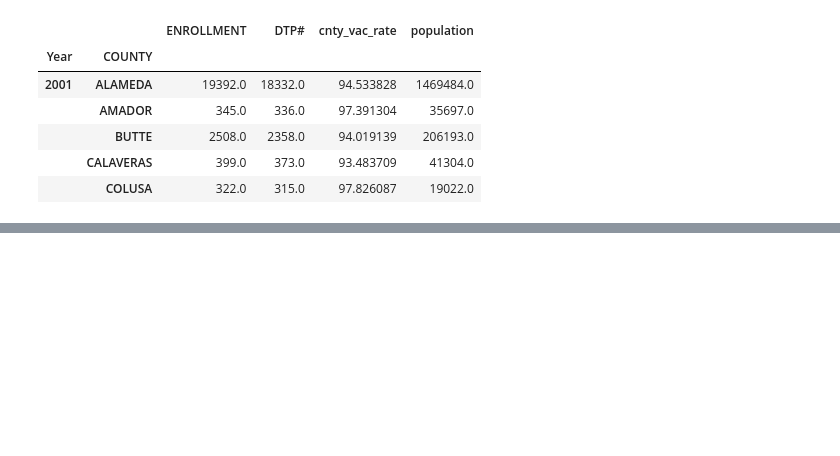
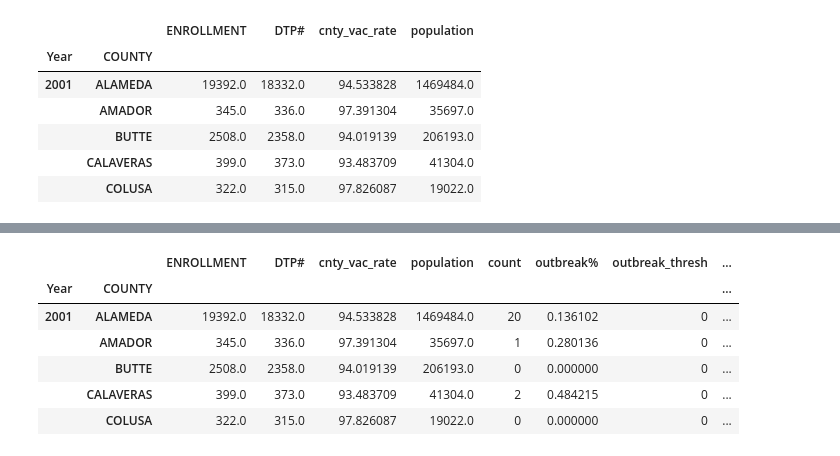
Before and after one commit to timothybarry/ML-Capstone-Project-Repo, a Jupyter notebook: Immunology Study.ipynb, the cells around one changed output, grey strips where cells are left out. Saved outputs shown, nothing was run; the diff lists cells and outputs as text; code cells hidden in the pictures; blank space fills up the shorter version.

```diff
--- a/Immunology Study.ipynb
+++ b/Immunology Study.ipynb
@@ -216,0 +253,11 @@ final_df.head()
+# %%
+final_df['outbreak_y_n'] = final_df['outbreak%'].apply(lambda x: 1 if x > 1 else 0 )
+final_df.head()
+# %% [output]
+|  |  | ENROLLMENT | DTP# | cnty_vac_rate | population | count | outbreak% | outbreak_thresh | ... |
+| Year | COUNTY |  |  |  |  |  |  |  | ... |
+| 2001 | ALAMEDA | 19392.0 | 18332.0 | 94.533828 | 1469484.0 | 20 | 0.136102 | 0 | ... |
+|  | AMADOR | 345.0 | 336.0 | 97.391304 | 35697.0 | 1 | 0.280136 | 0 | ... |
+|  | BUTTE | 2508.0 | 2358.0 | 94.019139 | 206193.0 | 0 | 0.000000 | 0 | ... |
+|  | CALAVERAS | 399.0 | 373.0 | 93.483709 | 41304.0 | 2 | 0.484215 | 0 | ... |
+|  | COLUSA | 322.0 | 315.0 | 97.826087 | 19022.0 | 0 | 0.000000 | 0 | ... |
```
Also changed, not shown: parts of 15 cells of this notebook.
